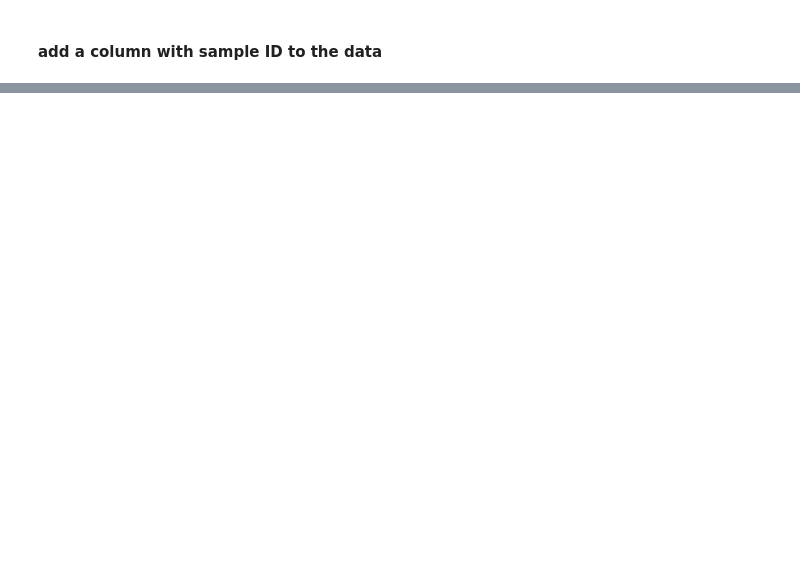
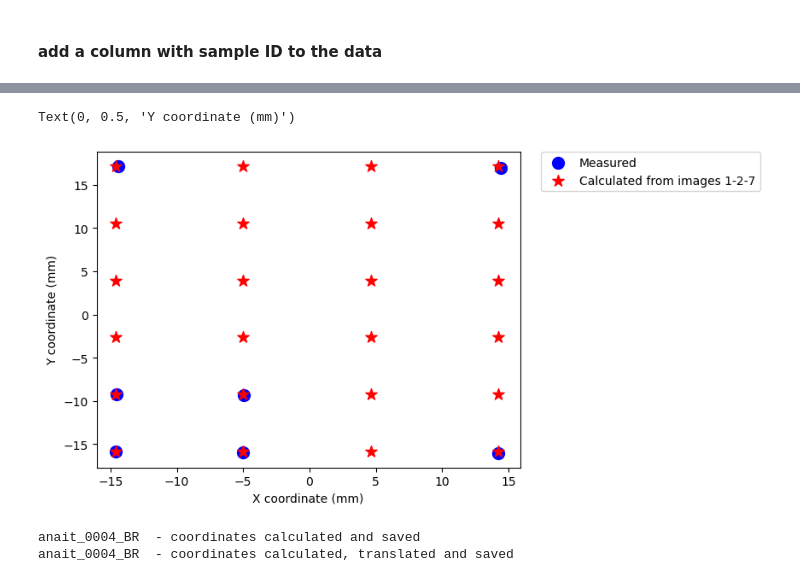
Before and after one commit to DTU-Nanolab-materials-discovery/intern-data-handling-and-fitting, a Jupyter notebook: EDX.ipynb, the cells around one changed output, grey strips where cells are left out. Drawn from its saved outputs; the diff is of its cells as text; code cells hidden in the pictures; blank space fills up the shorter version.

```diff
--- a/EDX.ipynb
+++ b/EDX.ipynb
@@ -138,8 +184,2 @@ for datatype in datatypes:
     savepath=savepath,
      )
-# %%
-#%% ------------------export pickle to use elsewhere ---------------------
-
-pickel_path = r"Z:\P110143-phosphosulfides-Andrea\Data\Analysis\guidal\eugbe_pickles"
-with open(os.path.join(pickel_path, sample+"_EDS.pkl"), 'wb') as f:
-    pickle.dump(new_data, f)
@@ -145,0 +188,11 @@ with open(os.path.join(pickel_path, sample+"_EDS.pkl"), 'wb') as f:
+# %%
+#plot for single samples
+datatypes=["Layer 1 Thickness (nm)", "Layer 1 Ba Atomic %", "Layer 1 P Atomic %", "Layer 1 S Atomic %"]
+#exclude= ['-4.18,-5.640000000000001', '-4.18,-12.91', '-35.82,-20.18','-35.82,-27.09', '-35.82,-34.36']
+
+for i in range(len(datas)):
+    for datatype in datatypes:
+        savepath = os.path.join(folder,"plots", f"{sample}_{pos[i]} {datatype}.png")
+        new_heatmap(datatype, data=datas[i], exclude =['12.24,13.94'], title = f"{sample}_{pos[i]} {datatype}",
+        savepath=savepath,
+        )
@@ -145,0 +295,37 @@ with open(os.path.join(pickel_path, sample+"_EDS.pkl"), 'wb') as f:
+# %%
+
+def get_coords(A,B, startx, starty, ncolumns, nrows):
+    coord_x = np.round(np.linspace(startx,startx+A*(ncolumns-1), ncolumns), 2)
+    coord_y = np.round(np.linspace(starty, starty+B*(nrows-1), nrows), 2)
+    X=[]
+    Y=[]
+    for j in range(0, ncolumns):
+        for i in range(0, nrows):
+            Y.append(coord_y[i])
+            X.append(coord_x[j])
+    return X,Y
+
+X_1619,Y_1619 = get_coords(spacing_x,spacing_y, startx, starty, ncolumns, nrows)
+X_127,Y_127 = get_coords(space_x,space_y, startx, starty, ncolumns, nrows)
+X_24,Y_24 = get_coords(spacex_div,spacey_div, startx, starty, ncolumns, nrows)
+# %%
+#plt.scatter(X_1619, Y_1619, color='green', label="Calculated from furthest points", s=100)
+plt.scatter(x, y, color='blue', label="Measured", s=100)
+plt.scatter(X_127, Y_127, color='red', marker='*', label="Calculated from images 1-2-7", s=100) # as in EDX_stage_coords
+#plt.scatter(X_24, Y_24, color='pink', marker='x', label="Calculated from image 24", s=50)
+plt.legend(bbox_to_anchor=(1.05, 1), loc='upper left', borderaxespad=0.)
+plt.xlabel("X coordinate (mm)")
+plt.ylabel("Y coordinate (mm)")
+# %% [output]
+Text(0, 0.5, 'Y coordinate (mm)')
+[figure, added]
+# %%
+folder= r"C:\Users\s222531\OneDrive - Danmarks Tekniske Universitet\MASTER_PROJECT_PHOSPHOSULFIDES\results\anait_0004_Ba"
+filename= "anait_0004_BR"
+
+EDX_stage_coords(folder,filename)
+
+EDX_sample_coords(folder,filename)
+# %% [output]
+anait_0004_BR  - coordinates calculated and saved
+anait_0004_BR  - coordinates calculated, translated and saved
```
Also changed, not shown: parts of 20 cells of this notebook, 2 other files.
